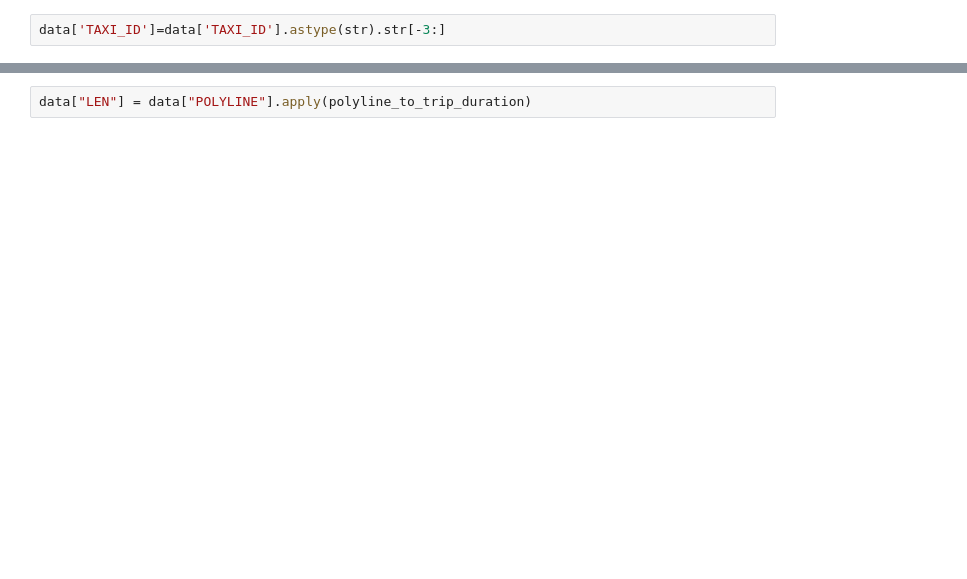
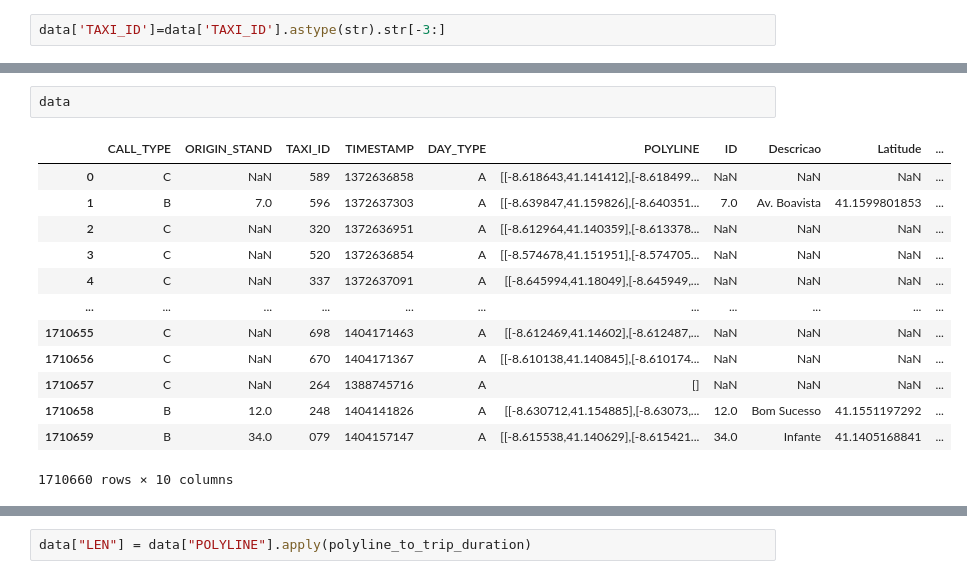
Before and after one commit to juan-villa02/PortoTaxiTimes, a Jupyter notebook: Final notebook.ipynb, the cells around one changed output, grey strips where cells are left out. Drawn from its saved outputs; the diff is of its cells as text; blank space fills up the shorter version.

```diff
--- a/Final notebook.ipynb
+++ b/Final notebook.ipynb
@@ -88,0 +111,16 @@ data.head()
+# %%
+data
+# %% [output]
+|  | CALL_TYPE | ORIGIN_STAND | TAXI_ID | TIMESTAMP | DAY_TYPE | POLYLINE | ID | Descricao | Latitude | ... |
+| 0 | C | NaN | 589 | 1372636858 | A | [[-8.618643,41.141412],[-8.618499... | NaN | NaN | NaN | ... |
+| 1 | B | 7.0 | 596 | 1372637303 | A | [[-8.639847,41.159826],[-8.640351... | 7.0 | Av. Boavista | 41.1599801853 | ... |
+| 2 | C | NaN | 320 | 1372636951 | A | [[-8.612964,41.140359],[-8.613378... | NaN | NaN | NaN | ... |
+| 3 | C | NaN | 520 | 1372636854 | A | [[-8.574678,41.151951],[-8.574705... | NaN | NaN | NaN | ... |
+| 4 | C | NaN | 337 | 1372637091 | A | [[-8.645994,41.18049],[-8.645949,... | NaN | NaN | NaN | ... |
+| ... | ... | ... | ... | ... | ... | ... | ... | ... | ... | ... |
+| 1710655 | C | NaN | 698 | 1404171463 | A | [[-8.612469,41.14602],[-8.612487,... | NaN | NaN | NaN | ... |
+| 1710656 | C | NaN | 670 | 1404171367 | A | [[-8.610138,41.140845],[-8.610174... | NaN | NaN | NaN | ... |
+| 1710657 | C | NaN | 264 | 1388745716 | A | [] | NaN | NaN | NaN | ... |
+| 1710658 | B | 12.0 | 248 | 1404141826 | A | [[-8.630712,41.154885],[-8.63073,... | 12.0 | Bom Sucesso | 41.1551197292 | ... |
+| 1710659 | B | 34.0 | 079 | 1404157147 | A | [[-8.615538,41.140629],[-8.615421... | 34.0 | Infante | 41.1405168841 | ... |
+1710660 rows × 10 columns
```
Also changed, not shown: parts of 35 cells of this notebook.
